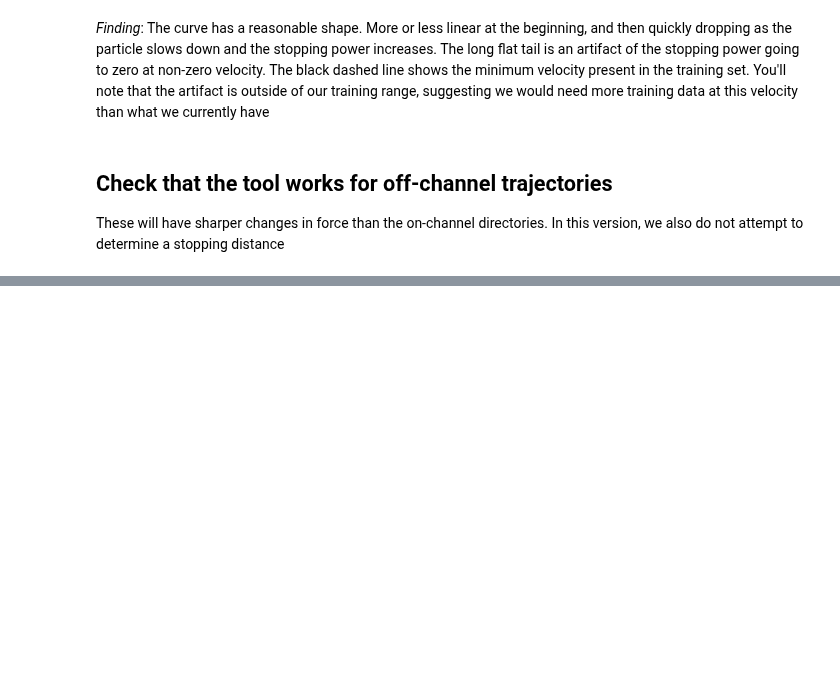
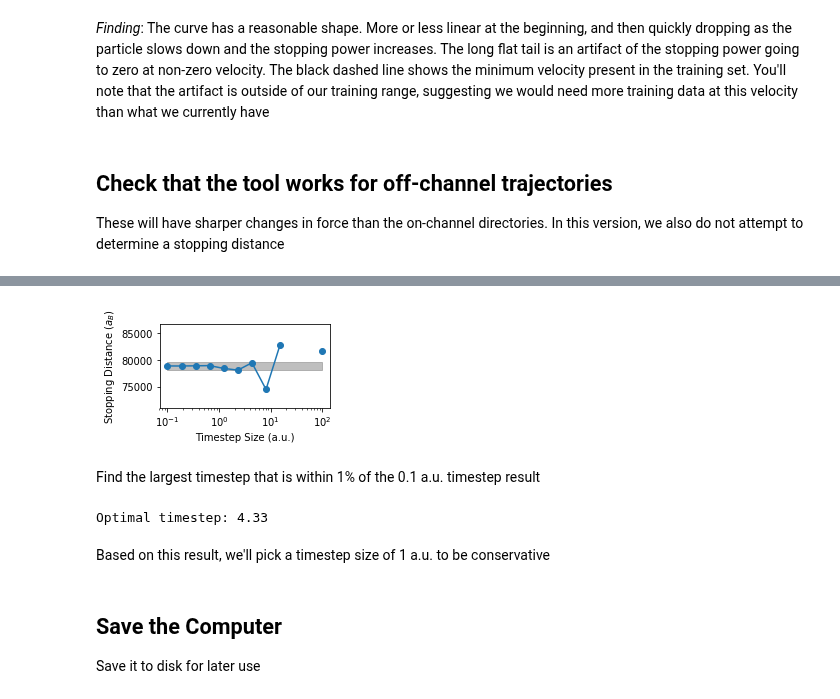
Before and after one commit to globus-labs/stopping-power-ml, a Jupyter notebook: multiple-velocities/stopping-distance/0_compute-stopping-distance.ipynb, the cells around one changed output, grey strips where cells are left out. Cells and saved outputs as stored; diff of their text form; code cells hidden in the pictures; blank space fills up the shorter version.

```diff
--- a/multiple-velocities/stopping-distance/0_compute-stopping-distance.ipynb
+++ b/multiple-velocities/stopping-distance/0_compute-stopping-distance.ipynb
@@ -179,0 +147,14 @@ fig.tight_layout()
+# %%
+step_sizes = np.logspace(-1, 2, 12)
+# %%
+stop_dists = []
+stop_trajs = []
+for m in step_sizes:
+    try:
+        stop_comp.max_step = m  # Set the step size
+        d, s = stop_comp.compute_stopping_distance([0, 0.75, 0.75], off_channel, output=100)
+        stop_dists.append(d)
+        stop_trajs.append(s)
+    except RuntimeError:
+        stop_dists.append(np.nan)
+        stop_trajs.append(None)
@@ -179,0 +166,30 @@ fig.tight_layout()
+# %%
+fig, ax = plt.subplots()
+
+# Plot the results
+ax.fill_between([step_sizes.min(), step_sizes.max()], [stop_dists[0] * 1.01]*2,
+                [stop_dists[0] * 0.99]*2, color='gray', alpha=0.5)
+
+ax.semilogx(step_sizes, stop_dists, 'o-')
+
+ax.set_ylim(stop_dists[0] * 0.9, stop_dists[0] * 1.1)
+
+ax.set_xlabel('Timestep Size (a.u.)')
+ax.set_ylabel('Stopping Distance ($a_B$)')
+
+fig.set_size_inches(3.5, 2)
+fig.tight_layout()
+# %% [output]
+[figure, added]
+# %% [markdown]
+Find the largest timestep that is within 1% of the 0.1 a.u. timestep result
+# %%
+for i, _ in enumerate(step_sizes):
+    if abs(stop_dists[i] - stop_dists[0]) / stop_dists[0] > 0.01:
+        break
+best_timestep = step_sizes[i - 1]
+print('Optimal timestep: {:.2f}'.format(best_timestep))
+# %% [output]
+Optimal timestep: 4.33
+# %% [markdown]
+Based on this result, we'll pick a timestep size of 1 a.u. to be conservative
@@ -179,0 +199,3 @@ fig.tight_layout()
+# %% [markdown]
+## Save the Computer
+Save it to disk for later use
```
Also changed, not shown: parts of 27 cells of this notebook, 1 other file.
